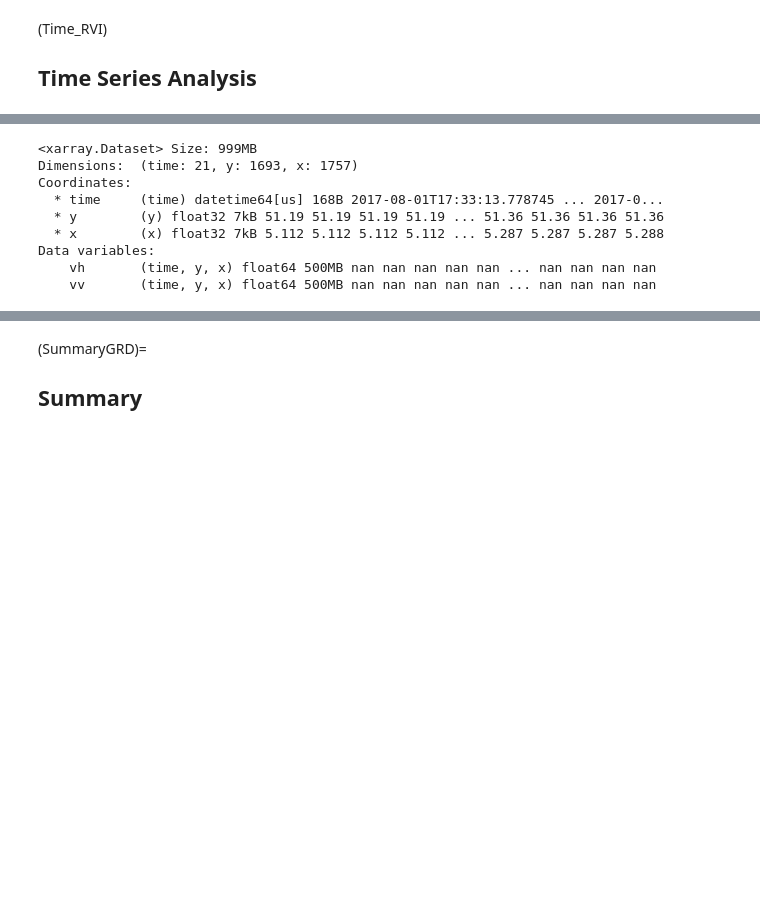
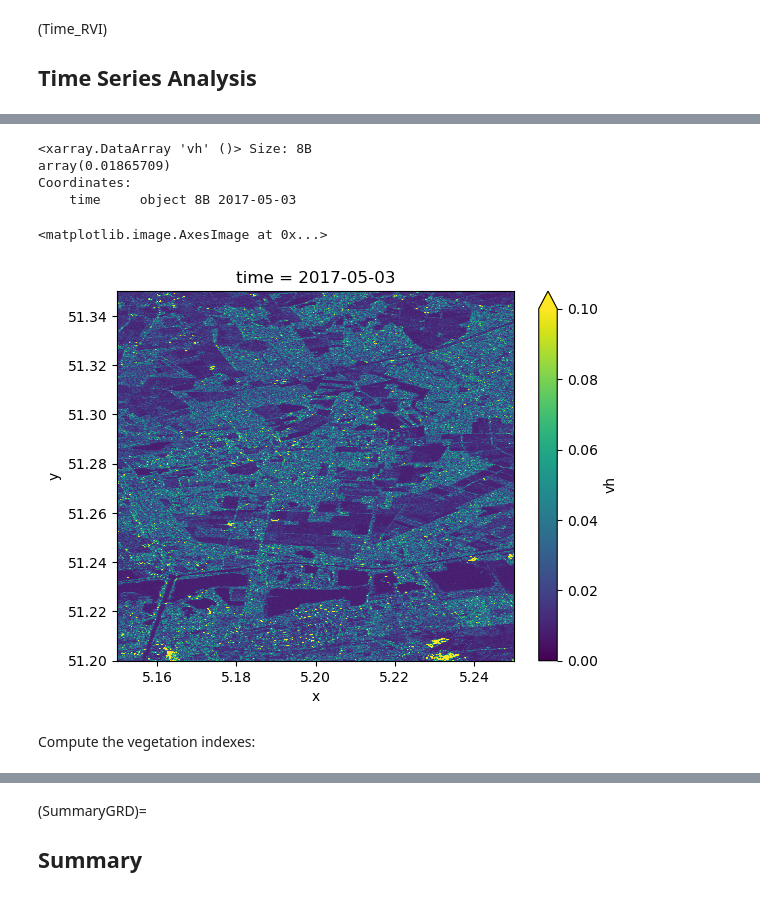
Before and after one commit to tinaok/eopf-sample-notebooks, a Jupyter notebook: notebooks/Sentinel-1/radar_vegetation_index.ipynb, the cells around one changed output, grey strips where cells are left out. Drawn from its saved outputs; the diff is of its cells as text; code cells hidden in the pictures; blank space fills up the shorter version.

```diff
--- a/notebooks/Sentinel-1/radar_vegetation_index.ipynb
+++ b/notebooks/Sentinel-1/radar_vegetation_index.ipynb
@@ -538,11 +583,14 @@ Now that we were able to do all the pre-processing steps on one date until the c
 # %%
 from joblib import Parallel, delayed
+import warnings
 
 
-def preprocess_grd(grd_path):
+def preprocess_grd(grd_path,bbox):
     # Data Access
     dt = xr.open_datatree(grd_path, engine="zarr", chunks="auto")
-    t = np.datetime64(dt.attrs["stac_discovery"]["properties"]["datetime"])
+    with warnings.catch_warnings():
+        warnings.filterwarnings("ignore", category=UserWarning)
+        t = np.datetime64(dt.attrs["stac_discovery"]["properties"]["datetime"])
 
     group_VH = [x for x in dt.children if "VH" in x][0]
     grd = dt[group_VH].measurements.to_dataset().rename({"grd": "vh"})
@@ -594,23 +642,22 @@ def preprocess_grd(grd_path):
     # Calibration
     sigma_lut = dt[group_VH].quality.calibration.sigma_nought.interp_like(grd_crop)
     amplitude = grd_crop / sigma_lut
-    intensity = abs(amplitude) ** 2
-    grd_sigma_db = 10.0 * np.log10(intensity)
-    grd_sigma_db = grd_sigma_db.assign_coords(time=t)
+    sigma_0 = abs(amplitude) ** 2
+    sigma_0 = sigma_0.assign_coords(time=t)
 
     return [
-        grd_sigma_db,
+        sigma_0,
         (
-            np.min(grd_sigma_db.latitude.values).item(),
-            np.max(grd_sigma_db.latitude.values).item(),
+            np.min(sigma_0.latitude.values).item(),
+            np.max(sigma_0.latitude.values).item(),
         ),
         (
-            np.min(grd_sigma_db.longitude.values).item(),
-            np.max(grd_sigma_db.longitude.values).item(),
+            np.min(sigma_0.longitude.values).item(),
+            np.max(sigma_0.longitude.values).item(),
         ),
     ]
 
 
 grd_products = Parallel(n_jobs=-1)(
-    delayed(preprocess_grd)(grd_path) for grd_path in grd_paths
+    delayed(preprocess_grd)(grd_path,bbox) for grd_path in grd_paths
 )
@@ -632,3 +681,6 @@ grd_products_geocoded = Parallel(n_jobs=-1)(
     for grd_product in grd_products
     if grd_product is not None
 )
+sigma_0_series = xr.concat(grd_products_geocoded, dim="time").sortby("time")
+sigma_0_series = sigma_0_series.groupby("time.date").max("time").rename(dict(date="time"))
+sigma_0_series
@@ -635,12 +697,16 @@ grd_products_geocoded = Parallel(n_jobs=-1)(
-# %%
-xr.concat(grd_products_geocoded, dim="time")
-# %% [output]
-<xarray.Dataset> Size: 999MB
-Dimensions:  (time: 21, y: 1693, x: 1757)
-Coordinates:
-  * time     (time) datetime64[us] 168B 2017-08-01T17:33:13.778745 ... 2017-0...
-  * y        (y) float32 7kB 51.19 51.19 51.19 51.19 ... 51.36 51.36 51.36 51.36
-  * x        (x) float32 7kB 5.112 5.112 5.112 5.112 ... 5.287 5.287 5.287 5.288
-Data variables:
-    vh       (time, y, x) float64 500MB nan nan nan nan nan ... nan nan nan nan
-    vv       (time, y, x) float64 500MB nan nan nan nan nan ... nan nan nan nan
+# %%
+sigma_0_series = sigma_0_series.where(~np.isnan(sigma_0_series),drop=True)
+# %%
+sigma_0_series.vh[0].mean()
+# %% [output]
+<xarray.DataArray 'vh' ()> Size: 8B
+array(0.01865709)
+Coordinates:
+    time     object 8B 2017-05-03
+# %%
+(sigma_0_series.vh[0]+0.007).plot.imshow(vmin=0,vmax=0.1)
+# %% [output]
+<matplotlib.image.AxesImage at 0x...>
+[figure, added]
+# %% [markdown]
+Compute the vegetation indexes:
```
Also changed, not shown: parts of 24 cells of this notebook.
